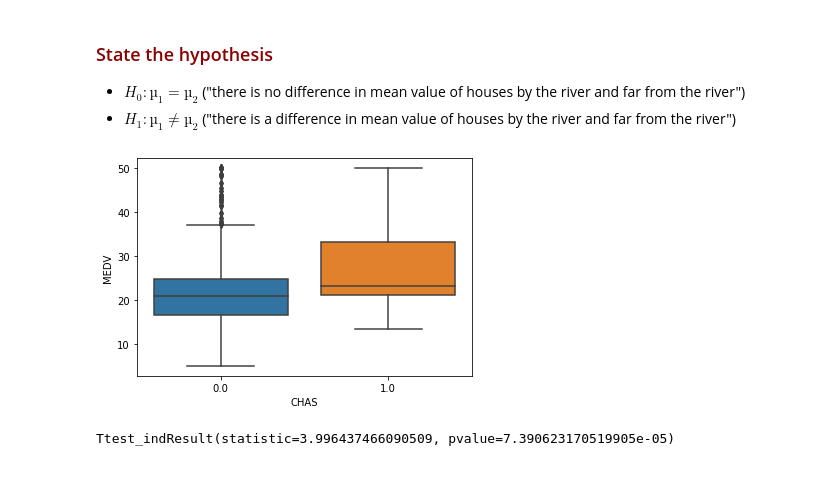
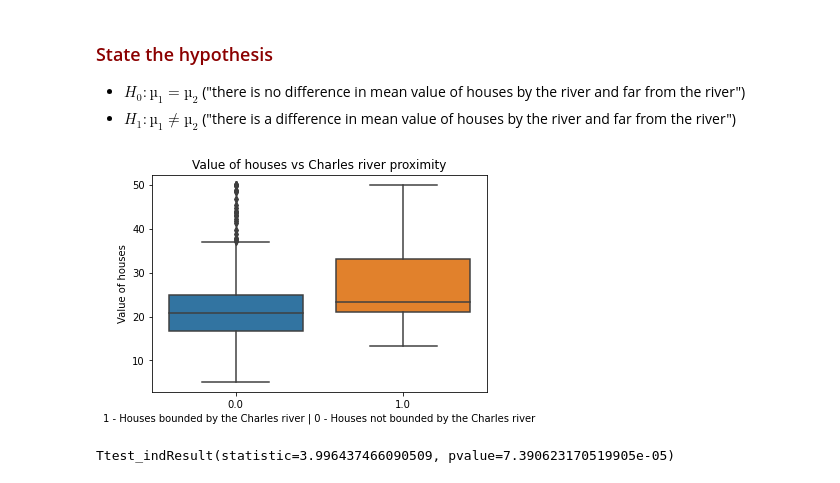
Before and after one commit to eks/statistics_for_data_science, a Jupyter notebook: Boston Housing.ipynb, the cells around one changed output. Saved outputs shown, nothing was run; the diff lists cells and outputs as text; code cells hidden in the pictures.

```diff
--- a/Boston Housing.ipynb
+++ b/Boston Housing.ipynb
@@ -173,10 +173,14 @@ Be sure to:
 
 - $H_0: µ_1 = µ_2$ ("there is no difference in mean value of houses by the river and far from the river")
 - $H_1: µ_1 ≠ µ_2$ ("there is a difference in mean value of houses by the river and far from the river")
-# %%
-ax = seaborn.boxplot(x='CHAS', y='MEDV', data=boston_df)
-# %% [output]
-[figure, removed]
+# %%
+ax = seaborn.boxplot(x='CHAS', y='MEDV', data=boston_df).set(
+    title='Value of houses vs Charles river proximity',
+    ylabel='Value of houses',
+    xlabel='1 - Houses bounded by the Charles river | 0 - Houses not bounded by the Charles river'
+)
+# %% [output]
+[figure, added]
 # %%
 scipy.stats.ttest_ind(boston_df[boston_df['CHAS'] == 1]['MEDV'],
                    boston_df[boston_df['CHAS'] == 0]['MEDV'], equal_var = True)
```
Also changed, not shown: parts of 3 cells of this notebook.
